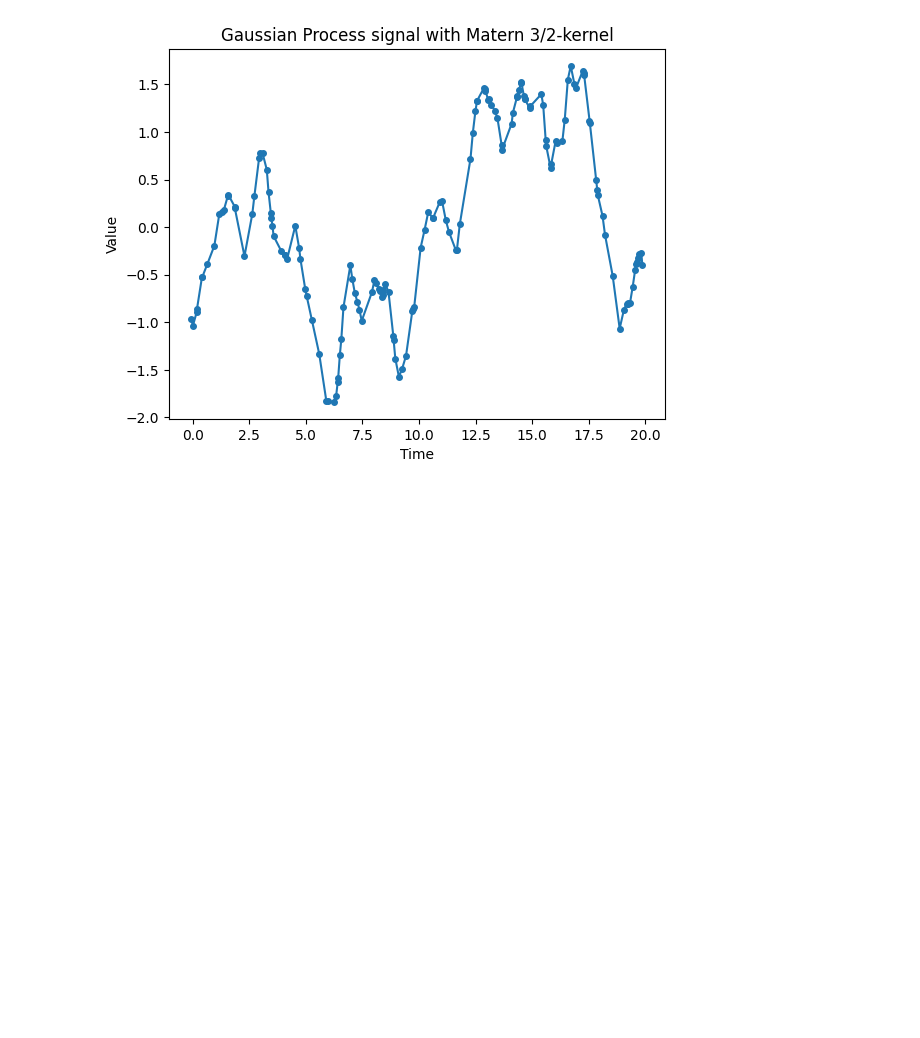
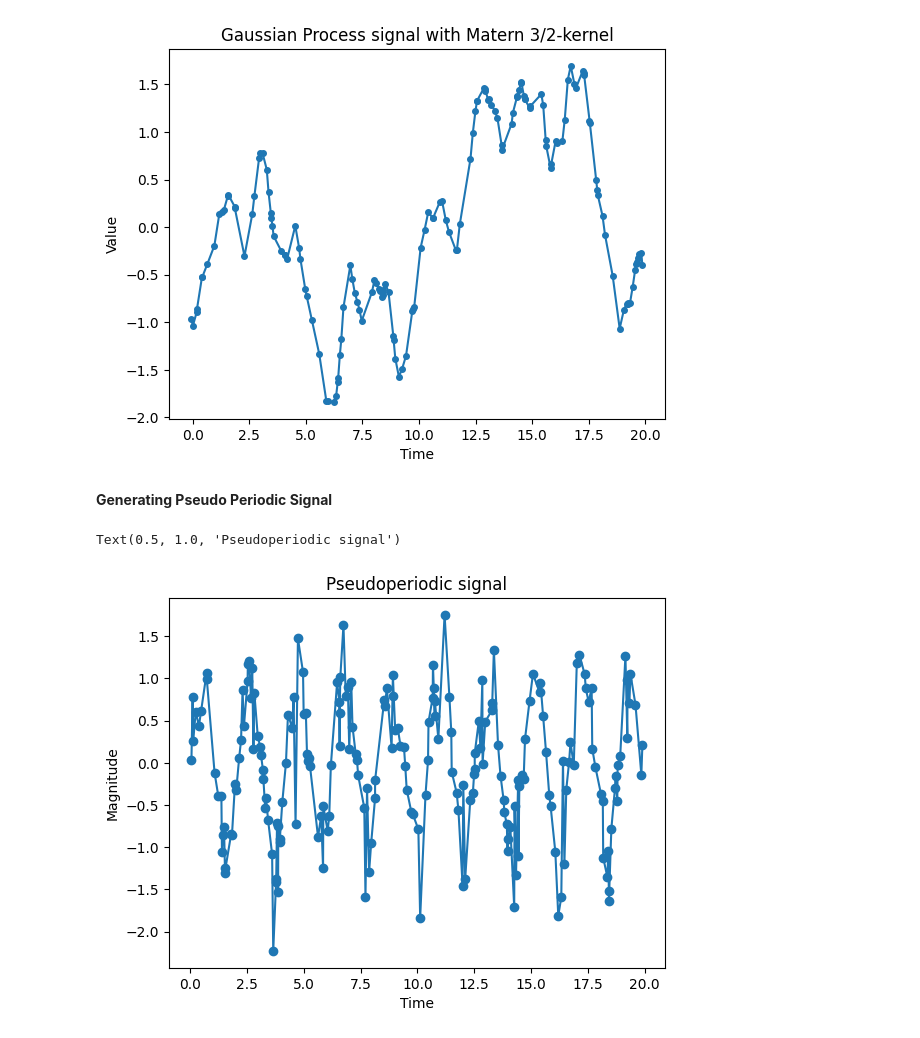
Before and after one commit to AleksandrMorozov123/Time-series-theory, a Jupyter notebook: time-series-forecasting.ipynb, the cells around one changed output. Cells and saved outputs as stored; diff of their text form; code cells hidden in the pictures; blank space fills up the shorter version.

Commit message:
Kaggle Notebook | Time series forecasting  | Version 8

```diff
--- a/time-series-forecasting.ipynb
+++ b/time-series-forecasting.ipynb
@@ -185,3 +187,21 @@ plt.title ('Gaussian Process signal with Matern 3/2-kernel')
 # %% [output]
 Text(0.5, 1.0, 'Gaussian Process signal with Matern 3/2-kernel')
 [figure]
+# %% [markdown]
+**Generating Pseudo Periodic Signal**
+# %%
+time_sampler_pp = ts.TimeSampler (stop_time = 20)
+irregular_time_samples_pp = time_sampler_pp.sample_irregular_time (resolution = 0.05, keep_percentage = 50)
+
+pseudo_periodic = ts.signals.PseudoPeriodic (frequency = 3, freqSD = 0.01, ampSD = 0.5)
+
+timeseries_pp = ts.TimeSeries (pseudo_periodic)
+samples_pp , signals_pp, errors_pp = timeseries_pp.sample (irregular_time_samples_pp)
+
+plt.plot (irregular_time_samples_pp, samples_pp, marker = 'o')
+plt.xlabel ('Time')
+plt.ylabel ('Magnitude')
+plt.title ('Pseudoperiodic signal')
+# %% [output]
+Text(0.5, 1.0, 'Pseudoperiodic signal')
+[figure, added]
```
Also changed, not shown: parts of 8 cells of this notebook.
